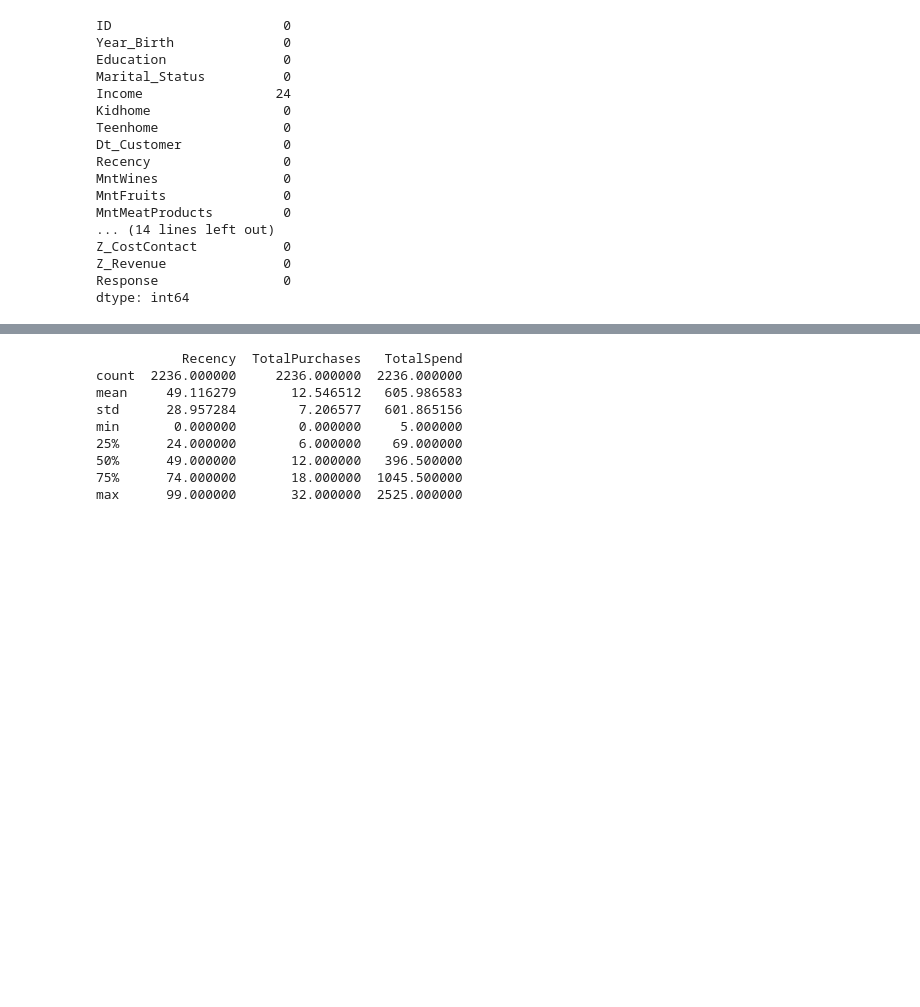
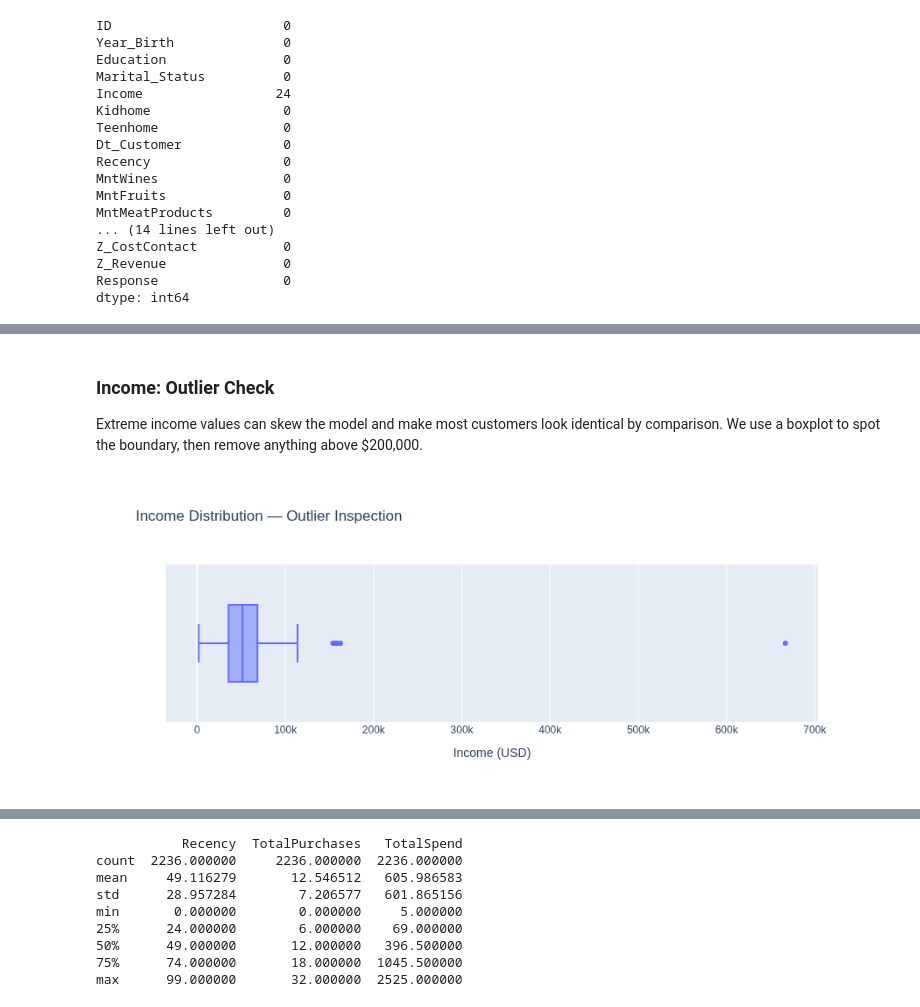
Before and after one commit to GODFREY-PNG/customer_segmentation, a Jupyter notebook: market_clustering_analysis.ipynb, the cells around one changed output, grey strips where cells are left out. Cells and saved outputs as stored; diff of their text form; code cells hidden in the pictures; blank space fills up the shorter version.

```diff
--- a/market_clustering_analysis.ipynb
+++ b/market_clustering_analysis.ipynb
@@ -152,11 +166,17 @@ Missing after fill: 0
+# %% [markdown]
+### Income: Outlier Check
+
+Extreme income values can skew the model and make most customers look
+identical by comparison. We use a boxplot to spot the boundary,
+then remove anything above $200,000.
 # %%
-# boxplot to spot income outliers
-fig=px.box(
+fig = px.box(
     data_frame=df,
     x="Income",
-    title="income boxplot"
+    title="Income Distribution — Outlier Inspection"
 )
-fig.update_layout(xaxis_title="income[$]")
-
+fig.update_layout(xaxis_title="Income (USD)")
 fig.show()
+# %% [output]
+[figure, added]
 # %%
```
Also changed, not shown: parts of 63 cells of this notebook, 34 other files.
